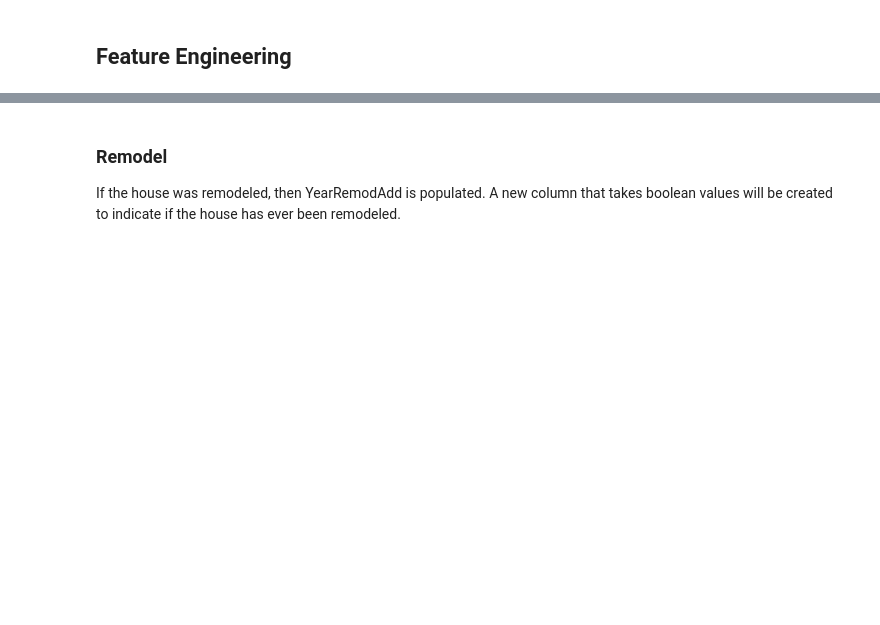
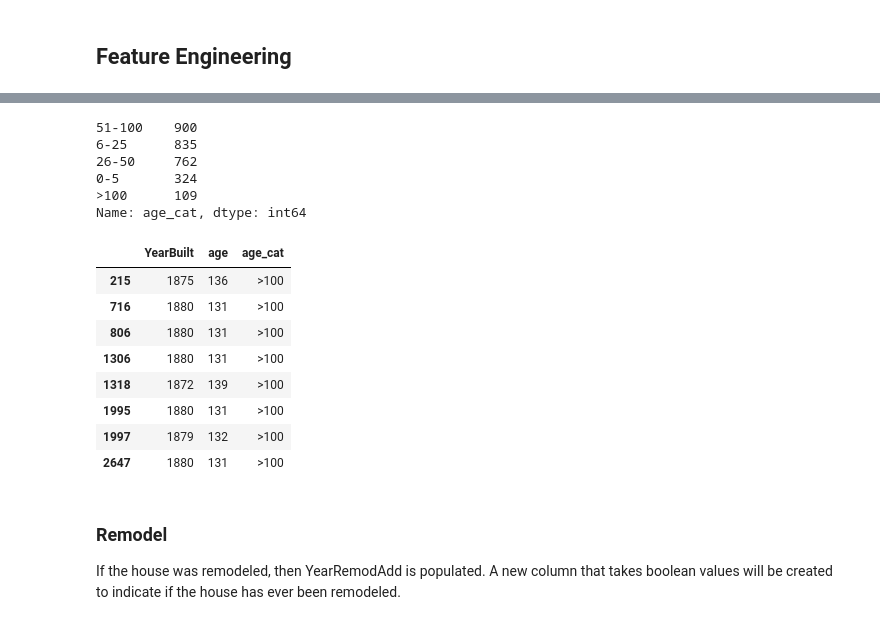
Before and after one commit to CoolBeansProgramming/Predicting-Sale-Price-of-Homes-in-Iowa, a Jupyter notebook: main.ipynb, the cells around one changed output, grey strips where cells are left out. Cells and saved outputs as stored; diff of their text form; code cells hidden in the pictures; blank space fills up the shorter version.

```diff
--- a/main.ipynb
+++ b/main.ipynb
@@ -115,3 +134,30 @@ housing = housing_raw.copy(deep=True)
+# %%
+housing['age'] = 2011 - housing['YearBuilt']
+
+
+housing['age_cat'] = pd.cut(housing['age'],
+                               bins=[0, 5, 25, 50, 100, np.inf],
+                               labels=['0-5','6-25','26-50','51-100','>100'])
+housing['age_cat'].value_counts()
+# %% [output]
+51-100    900
+6-25      835
+26-50     762
+0-5       324
+>100      109
+Name: age_cat, dtype: int64
+# %%
+housing[housing['age']>130][['YearBuilt','age','age_cat']]
+# %% [output]
+|  | YearBuilt | age | age_cat |
+| 215 | 1875 | 136 | >100 |
+| 716 | 1880 | 131 | >100 |
+| 806 | 1880 | 131 | >100 |
+| 1306 | 1880 | 131 | >100 |
+| 1318 | 1872 | 139 | >100 |
+| 1995 | 1880 | 131 | >100 |
+| 1997 | 1879 | 132 | >100 |
+| 2647 | 1880 | 131 | >100 |
 # %% [markdown]
 ### Remodel
 
```
Also changed, not shown: parts of 12 cells of this notebook.
